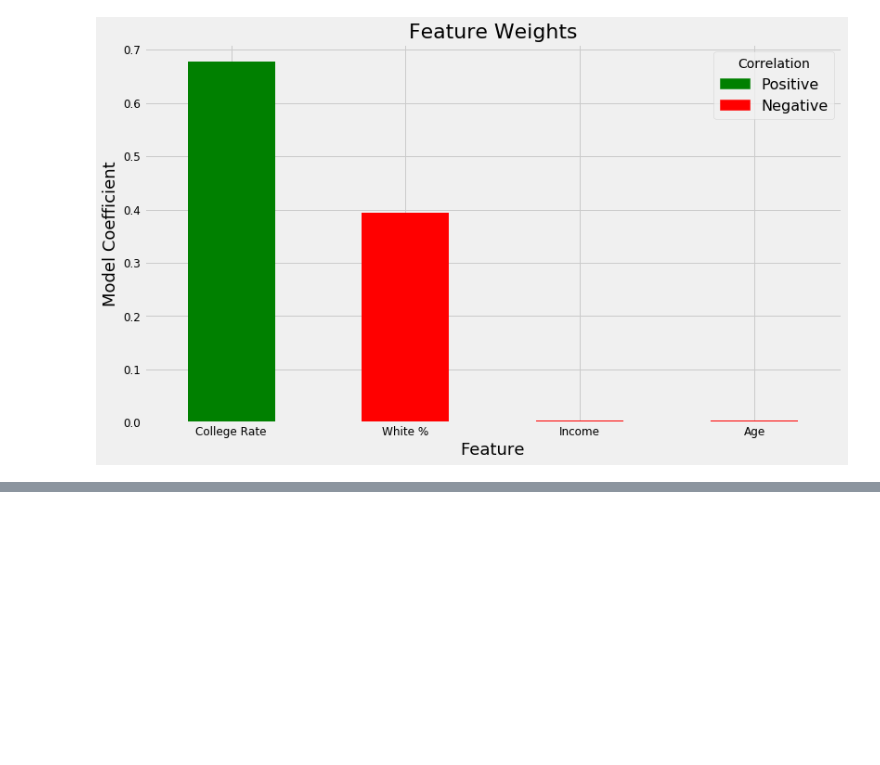
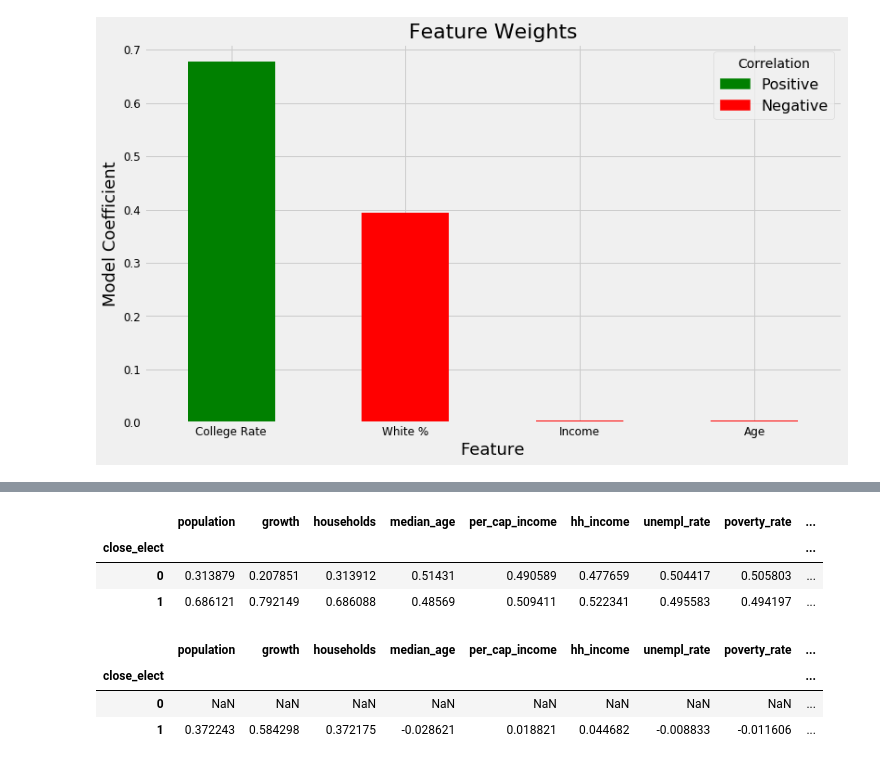
Before and after one commit to kevscon/Project-3, a Jupyter notebook: modeling-rev.ipynb, the cells around one changed output, grey strips where cells are left out. Drawn from its saved outputs; the diff is of its cells as text; code cells hidden in the pictures; blank space fills up the shorter version.

```diff
--- a/modeling-rev.ipynb
+++ b/modeling-rev.ipynb
@@ -925,0 +972,3 @@ plt.legend(title='Correlation', handles=[pos_patch, neg_patch]);
+# %%
+cls_feat = df.groupby('close_elect').mean().copy()
+cls_feat
@@ -925,0 +997,14 @@ plt.legend(title='Correlation', handles=[pos_patch, neg_patch]);
+# %%
+cls_feat.div(cls_feat.sum())
+# %% [output]
+|  | population | growth | households | median_age | per_cap_income | hh_income | unempl_rate | poverty_rate | ... |
+| close_elect |  |  |  |  |  |  |  |  | ... |
+| 0 | 0.313879 | 0.207851 | 0.313912 | 0.51431 | 0.490589 | 0.477659 | 0.504417 | 0.505803 | ... |
+| 1 | 0.686121 | 0.792149 | 0.686088 | 0.48569 | 0.509411 | 0.522341 | 0.495583 | 0.494197 | ... |
+# %%
+cls_feat.div(cls_feat.sum()).diff()
+# %% [output]
+|  | population | growth | households | median_age | per_cap_income | hh_income | unempl_rate | poverty_rate | ... |
+| close_elect |  |  |  |  |  |  |  |  | ... |
+| 0 | NaN | NaN | NaN | NaN | NaN | NaN | NaN | NaN | ... |
+| 1 | 0.372243 | 0.584298 | 0.372175 | -0.028621 | 0.018821 | 0.044682 | -0.008833 | -0.011606 | ... |
```
Also changed, not shown: parts of 14 cells of this notebook.
